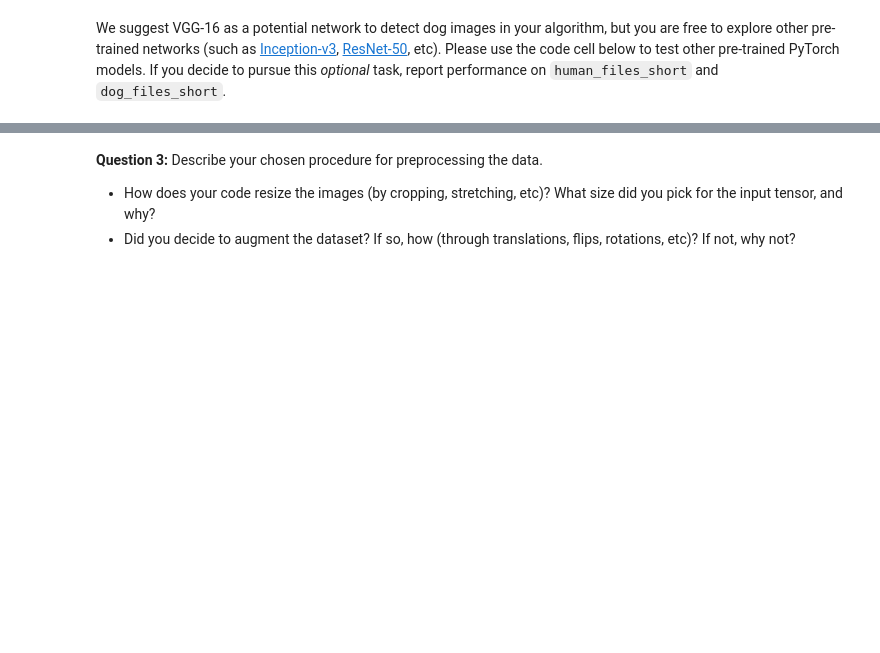
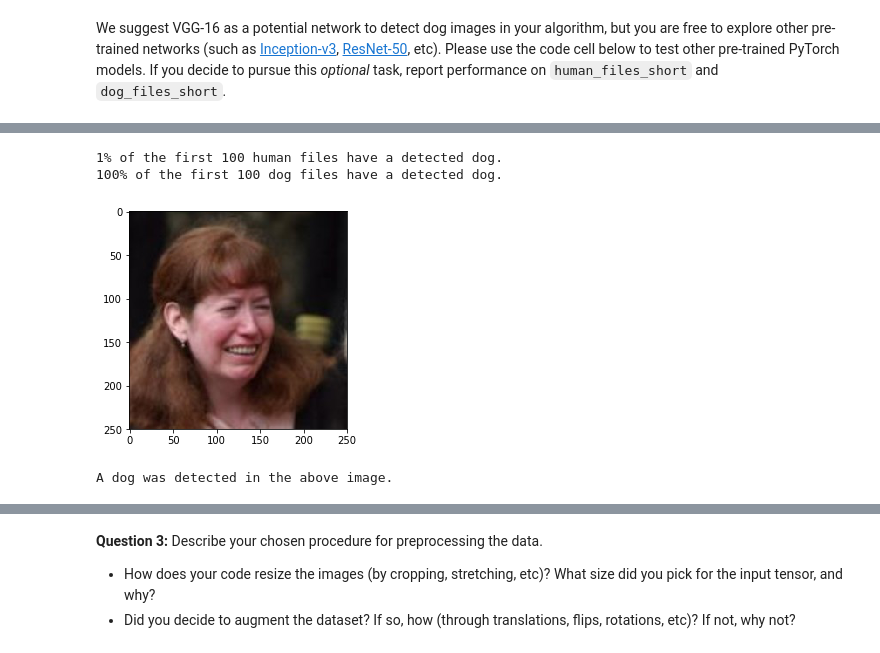
Before and after one commit to ebrahimebrahim/udaproject_dog_classification, a Jupyter notebook: dog_app.ipynb, the cells around one changed output, grey strips where cells are left out. Saved outputs shown, nothing was run; the diff lists cells and outputs as text; code cells hidden in the pictures; blank space fills up the shorter version.

```diff
--- a/dog_app.ipynb
+++ b/dog_app.ipynb
@@ -634,3 +679,39 @@ We suggest VGG-16 as a potential network to detect dog images in your algorithm,
+# %%
+# dog_detector2 is my alternative face detector for this project.
+def dog_detector2(file):
+    img = testing_transformation(Image.open(file).convert('RGB')).unsqueeze(dim=0)
+    if use_cuda:
+        img = img.cuda()
+    human_dog_net.eval()
+    return human_dog_net(img).argmax().item()==1
+
+num_dogs_human=0
+bad_humans=[]
+for file in tqdm(human_files_short):
+    if dog_detector(file):
+        num_dogs_human += 1
+        bad_humans.append(file)
+num_dogs_dog=0
+bad_dogs=[]
+for file in tqdm(dog_files_short):
+    if dog_detector(file):
+        num_dogs_dog += 1
+    else:
+        bad_dogs.append(file)
+
+print(f"{num_dogs_human}% of the first 100 human files have a detected dog.")
+print(f"{num_dogs_dog}% of the first 100 dog files have a detected dog.")
+# %% [output]
+1% of the first 100 human files have a detected dog.
+100% of the first 100 dog files have a detected dog.
+# %%
+for file in bad_humans:
+    plt.imshow(Image.open(file).convert('RGB'))
+    plt.show()
+    print(f"A dog was detected in the above image.")
+# %% [output]
+[figure, added]
+A dog was detected in the above image.
 # %% [markdown]
 ---
 <a id='step3'></a>
```
Also changed, not shown: parts of 18 cells of this notebook, 1 other file.
